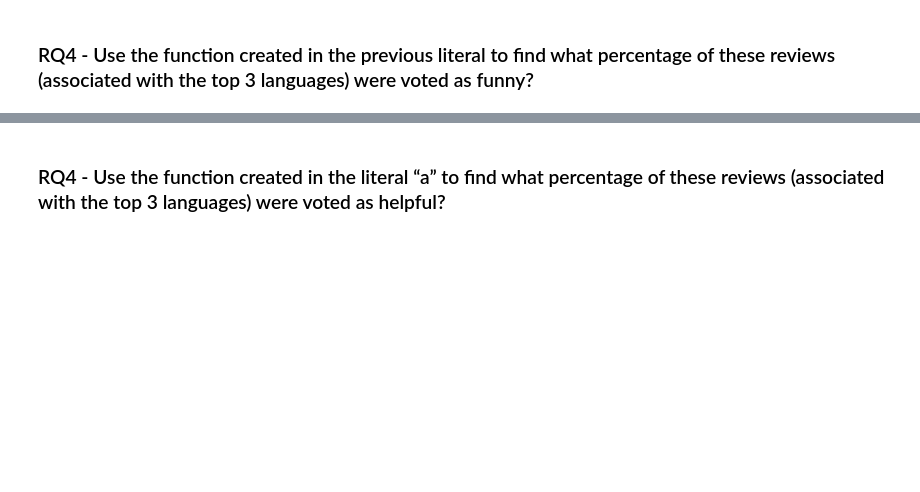
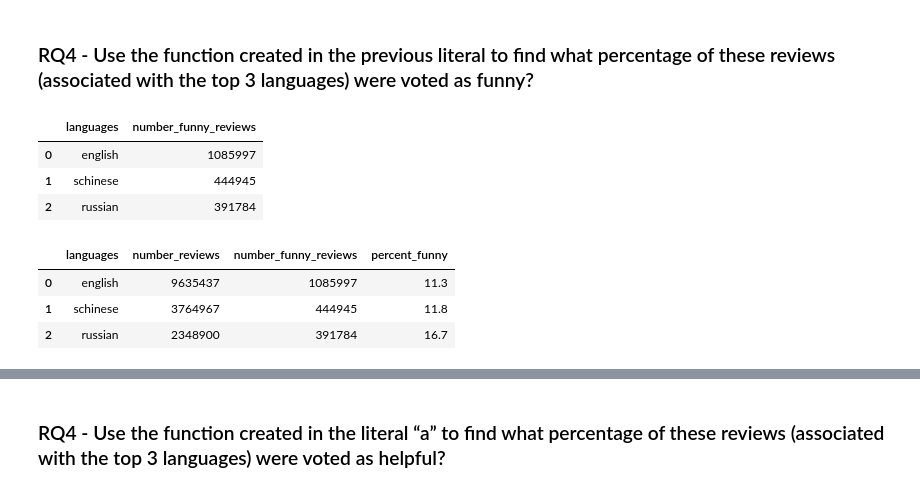
Before and after one commit to brauliovillalobos/ADM_HW2_Sapienza, a Jupyter notebook: HW_2_ADM.ipynb, the cells around one changed output, grey strips where cells are left out. Cells and saved outputs as stored; diff of their text form; code cells hidden in the pictures; blank space fills up the shorter version.

```diff
--- a/HW_2_ADM.ipynb
+++ b/HW_2_ADM.ipynb
@@ -275,0 +250,9 @@ filter_languages(vaex_df,['english','russian']).head(5)
+# %%
+def filter_languages_f(dataset_name, languages_to_filter):
+    #check if languages_to_filter parameter is actually a list
+    if(isinstance(languages_to_filter,list)):
+        filtered_dataset = dataset_name[dataset_name['language'].isin(languages_to_filter)]
+    else:
+        print('Must enter the desired languages to be filtered in a list format')
+
+    return filtered_dataset
@@ -279,0 +270,21 @@ filter_languages(vaex_df,['english','russian','schinese'])
+# %%
+filtered_languages = filter_languages_f(vaex_df,['english','russian','schinese'])
+filtered_languages = filtered_languages[filtered_languages['votes_funny'] != 0]
+filtered_languages = pd.DataFrame(filtered_languages['language'].value_counts()).reset_index()
+filtered_languages = filtered_languages.rename(columns={'index':'languages',0:'number_funny_reviews'})
+# %%
+filtered_languages.head()
+# %% [output]
+|  | languages | number_funny_reviews |
+| 0 | english | 1085997 |
+| 1 | schinese | 444945 |
+| 2 | russian | 391784 |
+# %%
+percent_funny = top_languages.merge(filtered_languages)
+percent_funny['percent_funny'] = round((percent_funny['number_funny_reviews']/percent_funny['number_reviews'])*100,1)
+percent_funny
+# %% [output]
+|  | languages | number_reviews | number_funny_reviews | percent_funny |
+| 0 | english | 9635437 | 1085997 | 11.3 |
+| 1 | schinese | 3764967 | 444945 | 11.8 |
+| 2 | russian | 2348900 | 391784 | 16.7 |
```
Also changed, not shown: parts of 14 cells of this notebook.
